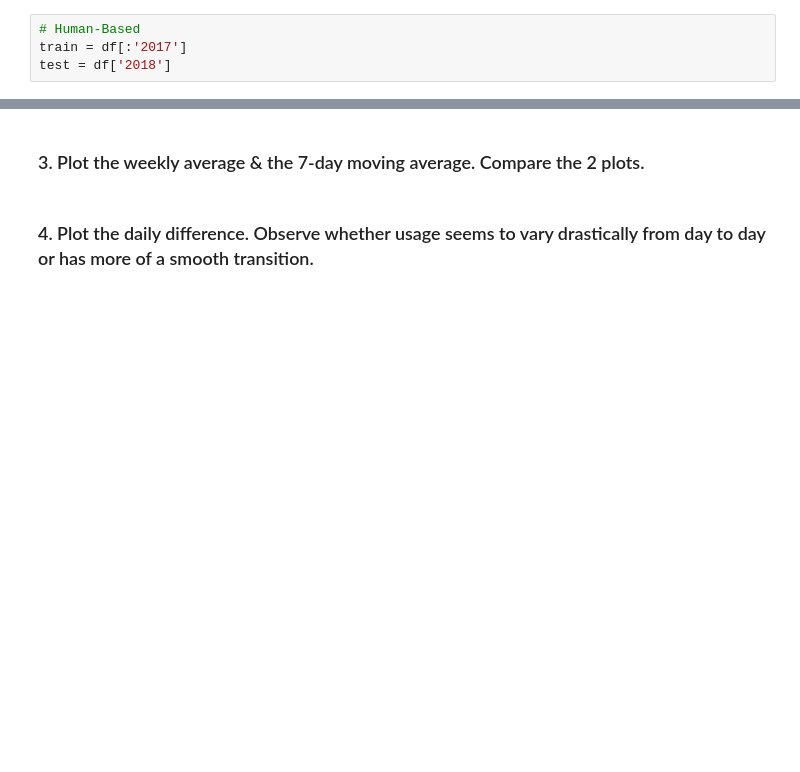
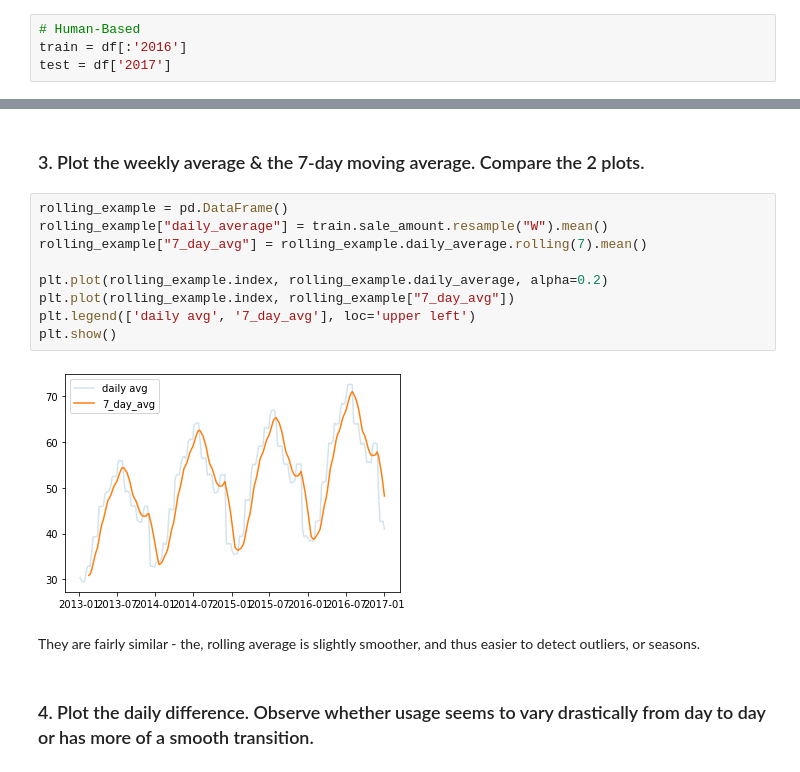
Before and after one commit to guedanie/ds-methodologies-exercises, a Jupyter notebook: time_series/explore.ipynb, the cells around one changed output, grey strips where cells are left out. Drawn from its saved outputs; the diff is of its cells as text; blank space fills up the shorter version.

```diff
--- a/time_series/explore.ipynb
+++ b/time_series/explore.ipynb
@@ -47,5 +51,5 @@ sns.lineplot(x = df.index, y= df.sales_total)
 [figure]
 # %%
 # Human-Based
-train = df[:'2017']
-test = df['2018']
+train = df[:'2016']
+test = df['2017']
@@ -57,4 +76,17 @@ sns.lineplot(x = test.index, y= test.sales_total)
 # %% [markdown]
 ### 3. Plot the weekly average & the 7-day moving average. Compare the 2 plots.
+# %%
+rolling_example = pd.DataFrame()
+rolling_example["daily_average"] = train.sale_amount.resample("W").mean()
+rolling_example["7_day_avg"] = rolling_example.daily_average.rolling(7).mean()
+
+plt.plot(rolling_example.index, rolling_example.daily_average, alpha=0.2)
+plt.plot(rolling_example.index, rolling_example["7_day_avg"])
+plt.legend(['daily avg', '7_day_avg'], loc='upper left')
+plt.show()
+# %% [output]
+[figure, added]
+# %% [markdown]
+They are fairly similar - the, rolling average is slightly smoother, and thus easier to detect outliers, or seasons.
 # %% [markdown]
 ### 4. Plot the daily difference. Observe whether usage seems to vary drastically from day to day or has more of a smooth transition.
```
Also changed, not shown: parts of 32 cells of this notebook.
